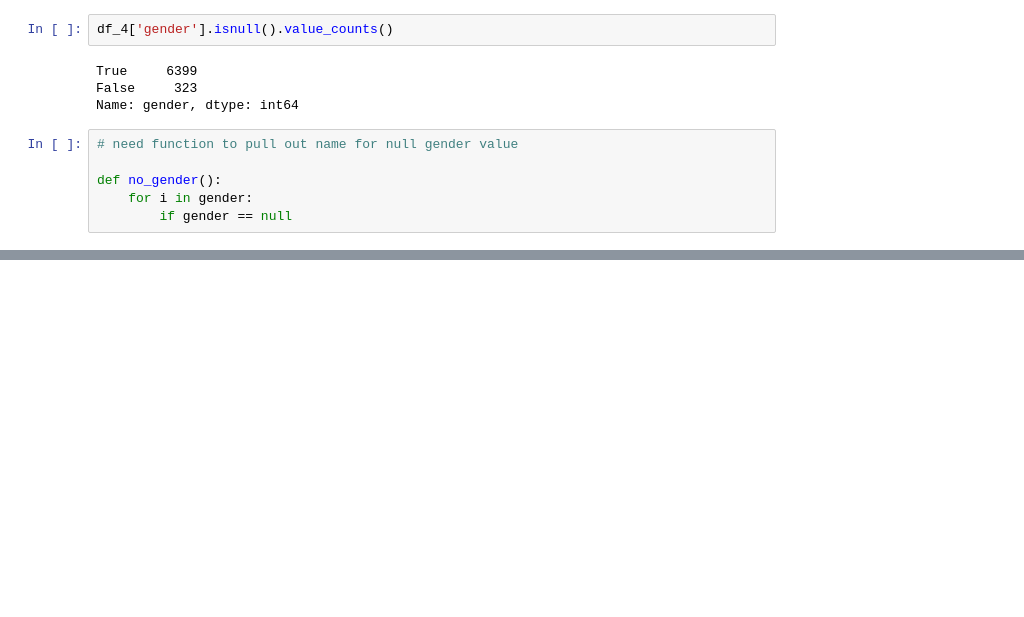
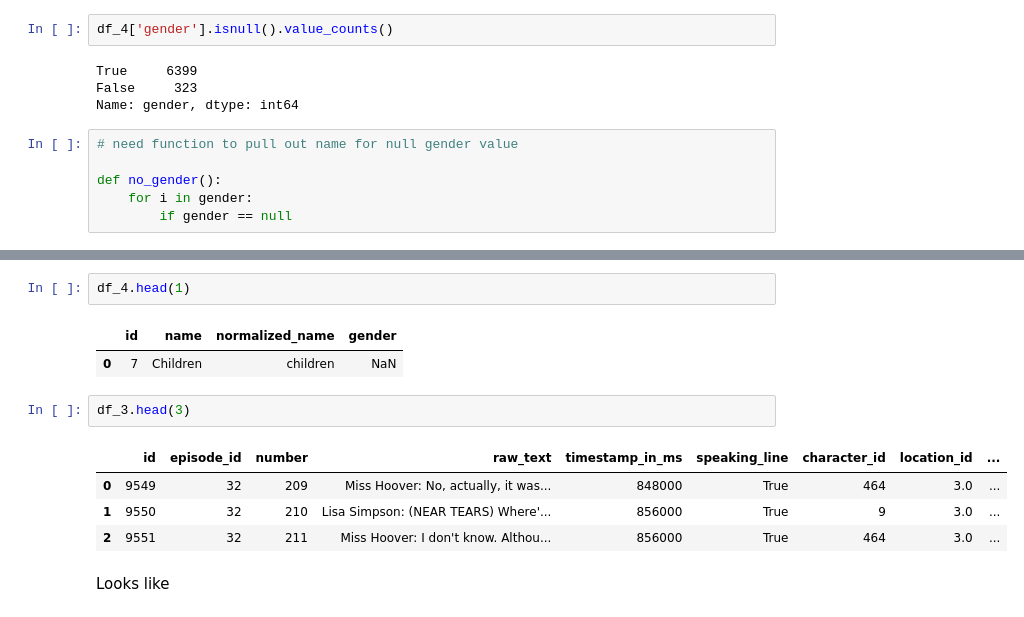
Before and after one commit to jillianhade/data-science-notes, a Jupyter notebook: simpsons_data.ipynb, the cells around one changed output, grey strips where cells are left out. Cells and saved outputs as stored; diff of their text form; blank space fills up the shorter version.

Commit message:
add new gender csv

```diff
--- a/simpsons_data.ipynb
+++ b/simpsons_data.ipynb
@@ -236,0 +261,14 @@ def no_gender():
+# %%
+df_4.head(1)
+# %% [output]
+|  | id | name | normalized_name | gender |
+| 0 | 7 | Children | children | NaN |
+# %%
+df_3.head(3)
+# %% [output]
+|  | id | episode_id | number | raw_text | timestamp_in_ms | speaking_line | character_id | location_id | ... |
+| 0 | 9549 | 32 | 209 | Miss Hoover: No, actually, it was... | 848000 | True | 464 | 3.0 | ... |
+| 1 | 9550 | 32 | 210 | Lisa Simpson: (NEAR TEARS) Where'... | 856000 | True | 9 | 3.0 | ... |
+| 2 | 9551 | 32 | 211 | Miss Hoover: I don't know. Althou... | 856000 | True | 464 | 3.0 | ... |
+# %% [markdown]
+Looks like
```
Also changed, not shown: parts of 5 cells of this notebook.
